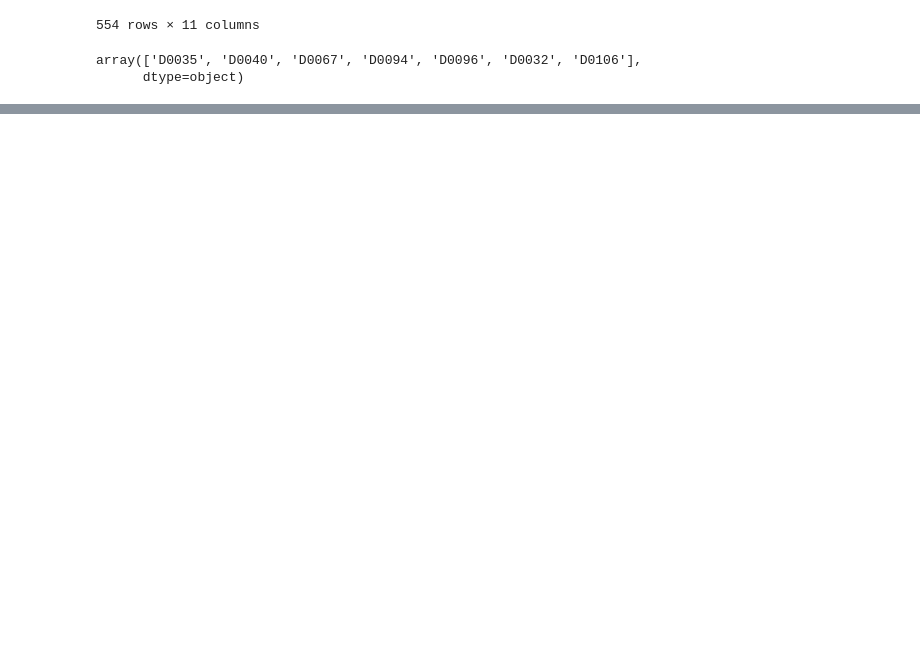
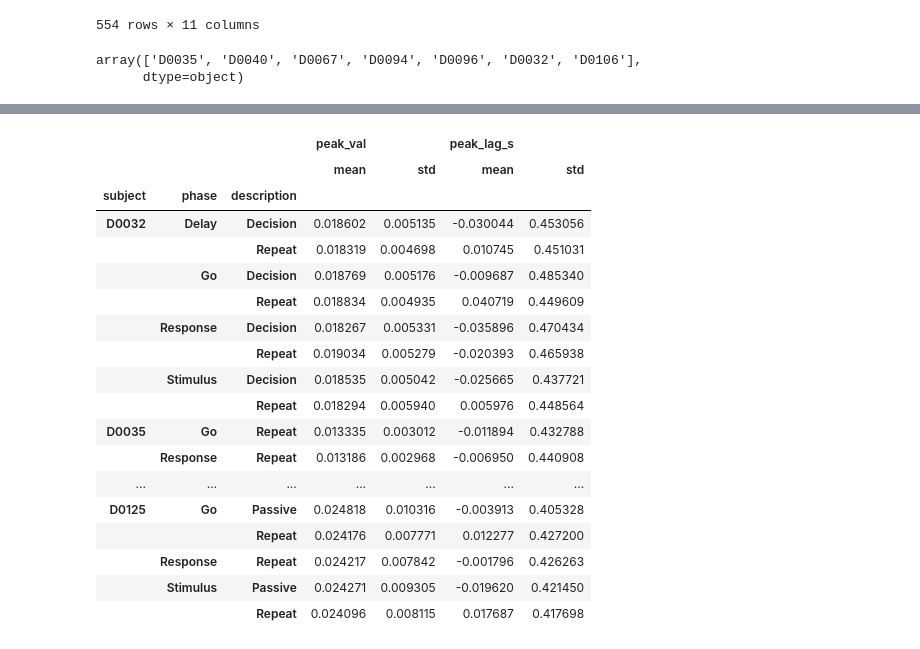
Before and after one commit to shinanlin/insula, a Jupyter notebook: notebooks/opercular.ipynb, the cells around one changed output, grey strips where cells are left out. Saved outputs shown, nothing was run; the diff lists cells and outputs as text; code cells hidden in the pictures; blank space fills up the shorter version.

```diff
--- a/notebooks/opercular.ipynb
+++ b/notebooks/opercular.ipynb
@@ -440,0 +519,27 @@ sns.lineplot(data=df, x='time', y='value', hue='roi', ax=ax)
+# %%
+oper_xcorrs = oper_xcorrs[
+    (~oper_xcorrs.source.isin(['D0106_LTAS2-3', 'D0125_LIA4-5',
+                                'D0122_LFAI3-4', 'D0035_LAI2-3',
+                                'D0125_LAI4-5', 'D0125_LAI3-4','D0125_LTAS3-4']))
+]
+oper_xcorrs.groupby(['subject', 'phase', 'description'])[['peak_val','peak_lag_s']].agg(['mean', 'std'])
+# %% [output]
+|  |  |  | peak_val |  | peak_lag_s |  |
+|  |  |  | mean | std | mean | std |
+| subject | phase | description |  |  |  |  |
+| D0032 | Delay | Decision | 0.018602 | 0.005135 | -0.030044 | 0.453056 |
+|  |  | Repeat | 0.018319 | 0.004698 | 0.010745 | 0.451031 |
+|  | Go | Decision | 0.018769 | 0.005176 | -0.009687 | 0.485340 |
+|  |  | Repeat | 0.018834 | 0.004935 | 0.040719 | 0.449609 |
+|  | Response | Decision | 0.018267 | 0.005331 | -0.035896 | 0.470434 |
+|  |  | Repeat | 0.019034 | 0.005279 | -0.020393 | 0.465938 |
+|  | Stimulus | Decision | 0.018535 | 0.005042 | -0.025665 | 0.437721 |
+|  |  | Repeat | 0.018294 | 0.005940 | 0.005976 | 0.448564 |
+| D0035 | Go | Repeat | 0.013335 | 0.003012 | -0.011894 | 0.432788 |
+|  | Response | Repeat | 0.013186 | 0.002968 | -0.006950 | 0.440908 |
+| ... | ... | ... | ... | ... | ... | ... |
+| D0125 | Go | Passive | 0.024818 | 0.010316 | -0.003913 | 0.405328 |
+|  |  | Repeat | 0.024176 | 0.007771 | 0.012277 | 0.427200 |
+|  | Response | Repeat | 0.024217 | 0.007842 | -0.001796 | 0.426263 |
+|  | Stimulus | Passive | 0.024271 | 0.009305 | -0.019620 | 0.421450 |
+|  |  | Repeat | 0.024096 | 0.008115 | 0.017687 | 0.417698 |
```
Also changed, not shown: parts of 15 cells of this notebook, 12 other files.
